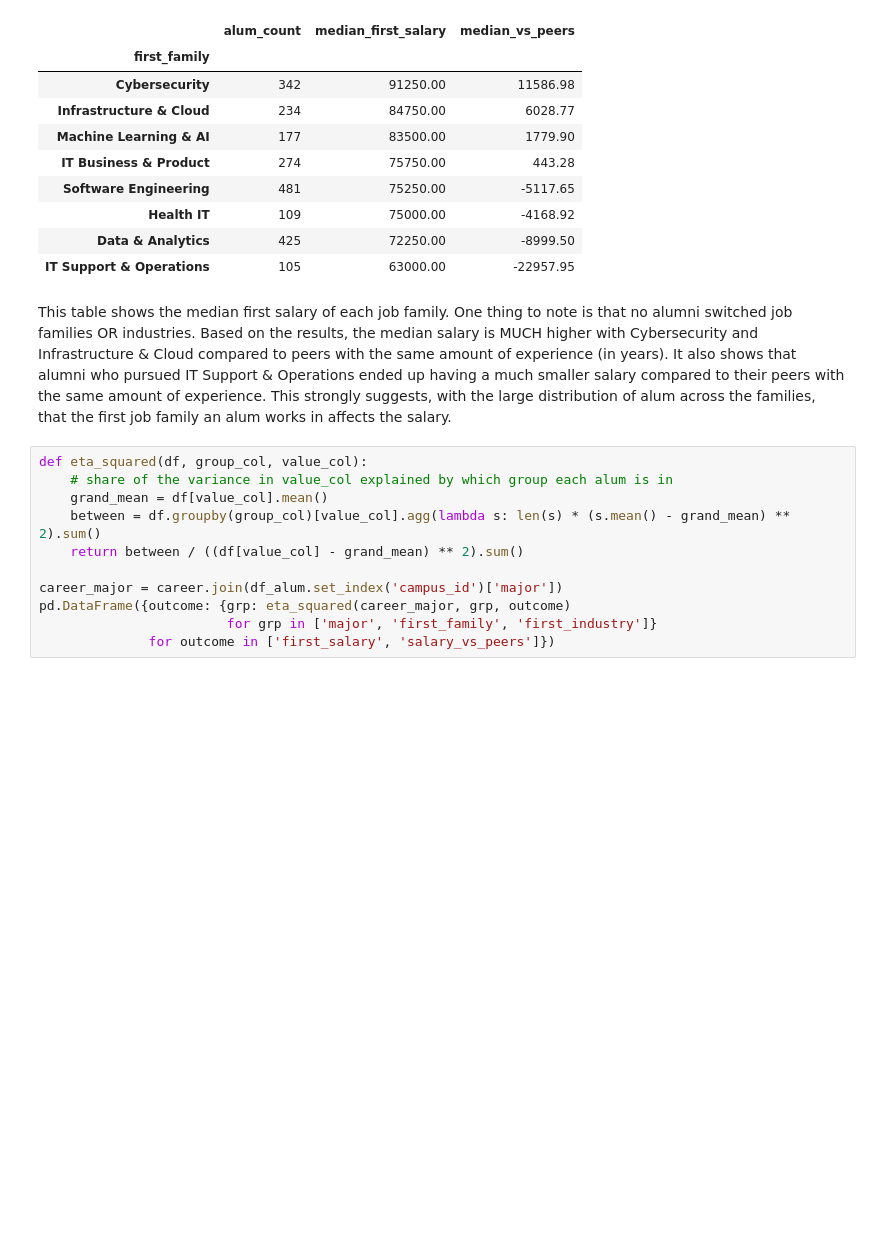
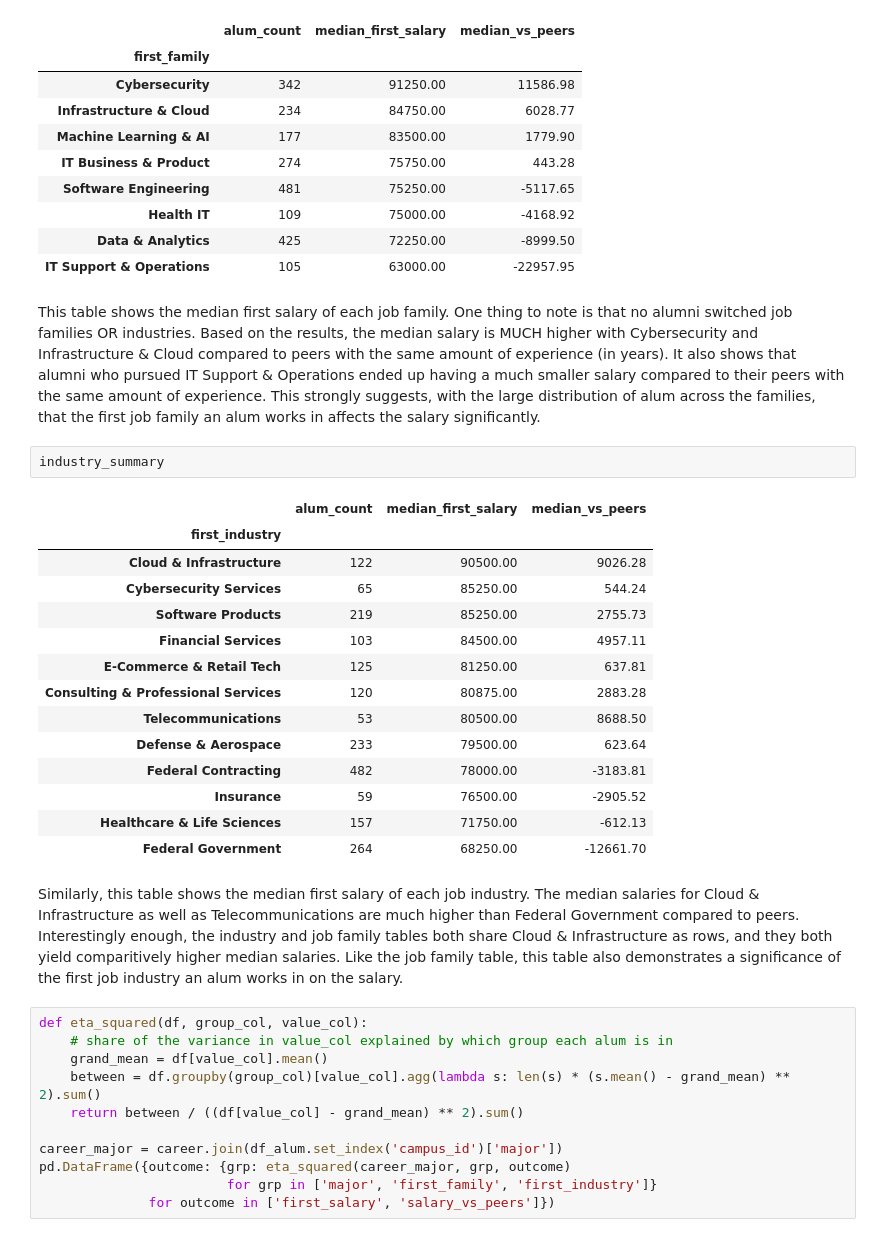
Before and after one commit to WestphalianFresco/TSWhackUMBC, a Jupyter notebook: dataset_analysis.ipynb, the cells around one changed output. Cells and saved outputs as stored; diff of their text form; blank space fills up the shorter version.

```diff
--- a/dataset_analysis.ipynb
+++ b/dataset_analysis.ipynb
@@ -421,7 +421,26 @@ family_summary
 | Data & Analytics | 425 | 72250.00 | -8999.50 |
 | IT Support & Operations | 105 | 63000.00 | -22957.95 |
 # %% [markdown]
-This table shows the median first salary of each job family. One thing to note is that no alumni switched job families OR industries. Based on the results, the median salary is MUCH higher with Cybersecurity and Infrastructure & Cloud compared to peers with the same amount of experience (in years). It also shows that alumni who pursued IT Support & Operations ended up having a much smaller salary compared to their peers with the same amount of experience. This strongly suggests, with the large distribution of alum across the families, that the first job family an alum works in affects the salary.
+This table shows the median first salary of each job family. One thing to note is that no alumni switched job families OR industries. Based on the results, the median salary is MUCH higher with Cybersecurity and Infrastructure & Cloud compared to peers with the same amount of experience (in years). It also shows that alumni who pursued IT Support & Operations ended up having a much smaller salary compared to their peers with the same amount of experience. This strongly suggests, with the large distribution of alum across the families, that the first job family an alum works in affects the salary significantly.
+# %%
+industry_summary
+# %% [output]
+|  | alum_count | median_first_salary | median_vs_peers |
+| first_industry |  |  |  |
+| Cloud & Infrastructure | 122 | 90500.00 | 9026.28 |
+| Cybersecurity Services | 65 | 85250.00 | 544.24 |
+| Software Products | 219 | 85250.00 | 2755.73 |
+| Financial Services | 103 | 84500.00 | 4957.11 |
+| E-Commerce & Retail Tech | 125 | 81250.00 | 637.81 |
+| Consulting & Professional Services | 120 | 80875.00 | 2883.28 |
+| Telecommunications | 53 | 80500.00 | 8688.50 |
+| Defense & Aerospace | 233 | 79500.00 | 623.64 |
+| Federal Contracting | 482 | 78000.00 | -3183.81 |
+| Insurance | 59 | 76500.00 | -2905.52 |
+| Healthcare & Life Sciences | 157 | 71750.00 | -612.13 |
+| Federal Government | 264 | 68250.00 | -12661.70 |
+# %% [markdown]
+Similarly, this table shows the median first salary of each job industry. The median salaries for Cloud & Infrastructure as well as Telecommunications are much higher than Federal Government compared to peers. Interestingly enough, the industry and job family tables both share Cloud & Infrastructure as rows, and they both yield comparitively higher median salaries. Like the job family table, this table also demonstrates a significance of the first job industry an alum works in on the salary.
 # %%
 def eta_squared(df, group_col, value_col):
     # share of the variance in value_col explained by which group each alum is in
```
Also changed, not shown: parts of 5 cells of this notebook.
